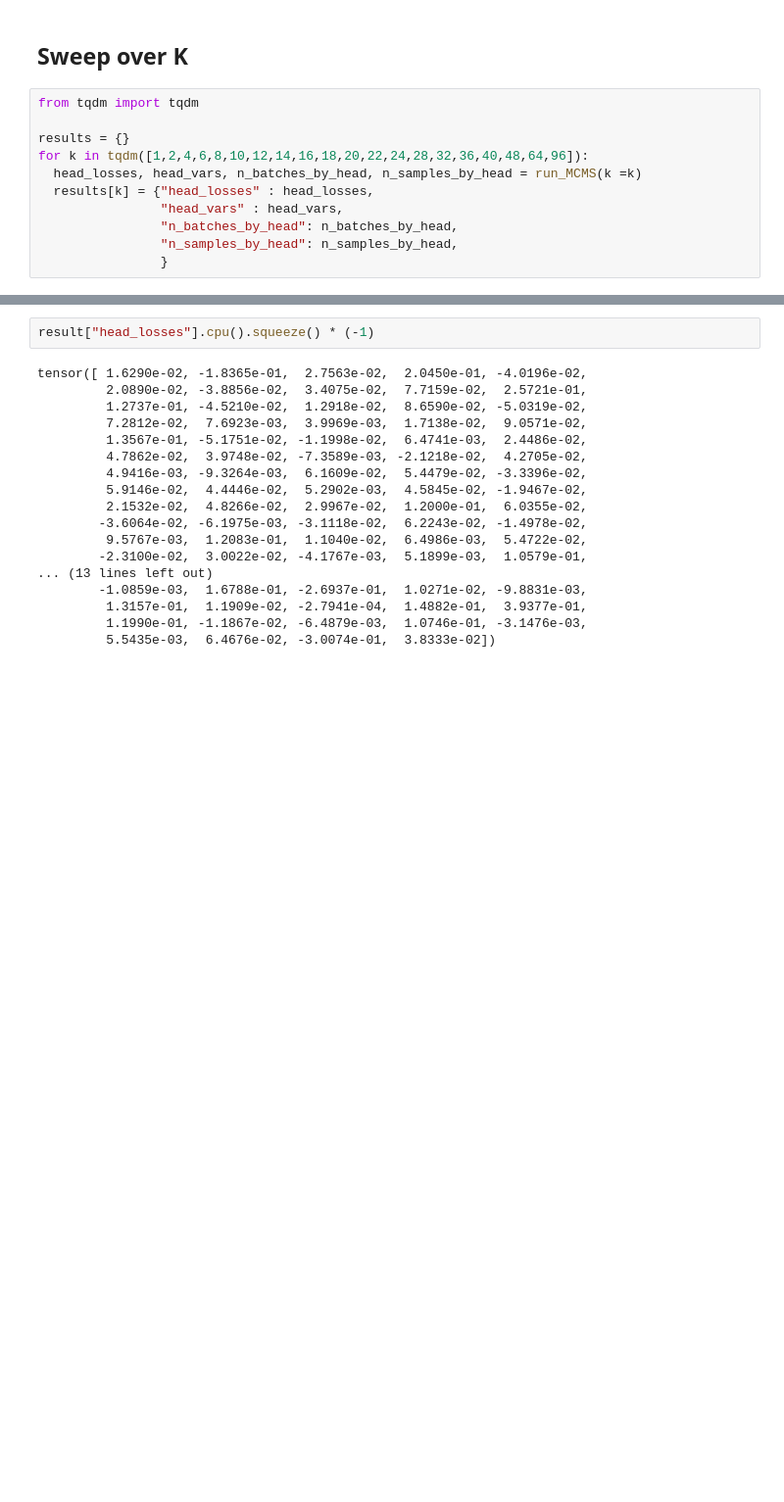
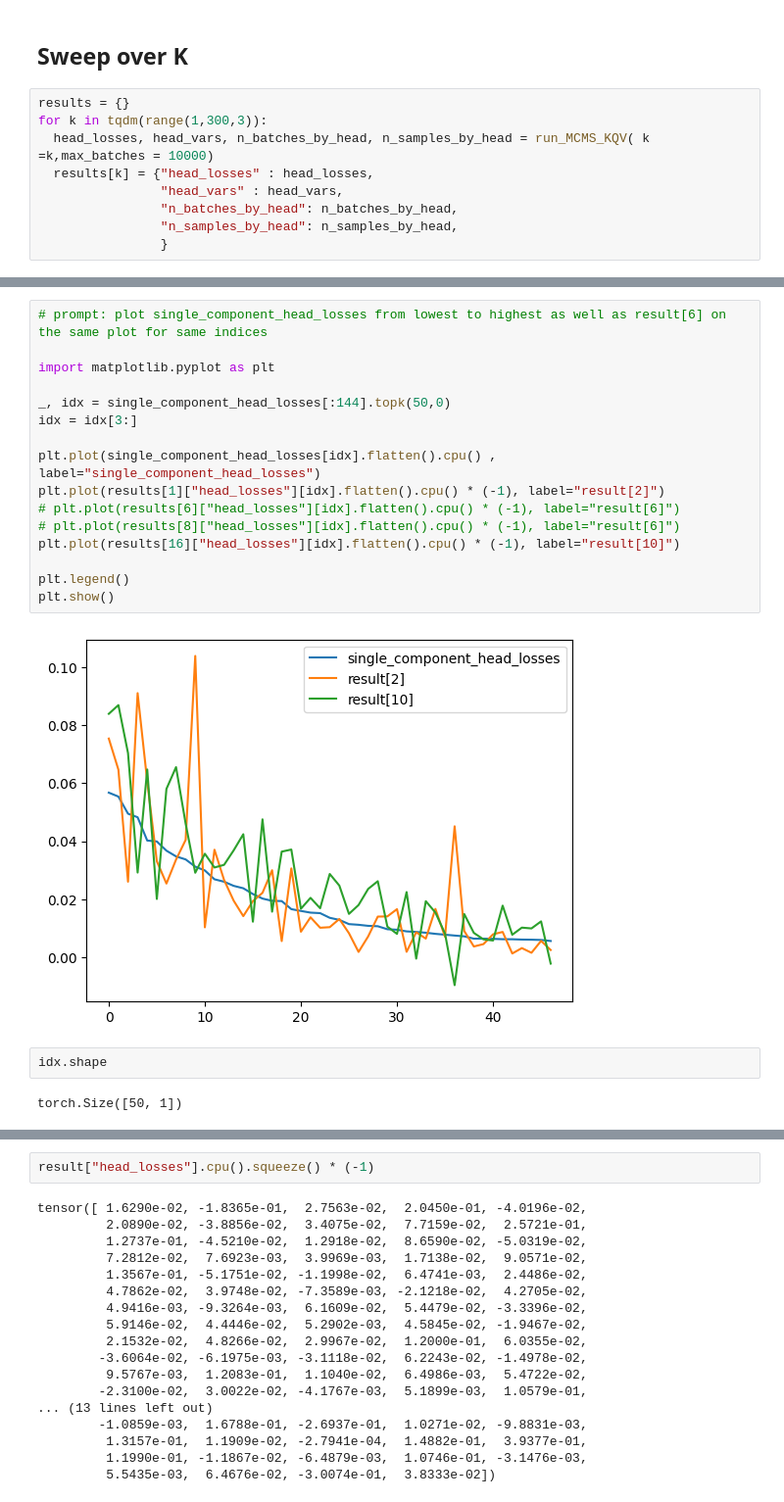
Before and after one commit to maxtli/ugs-applications, a Jupyter notebook: mcms_sweep.ipynb, the cells around one changed output, grey strips where cells are left out. Shown at 98% size. Drawn from its saved outputs; the diff is of its cells as text; blank space fills up the shorter version.

```diff
--- a/mcms_sweep.ipynb
+++ b/mcms_sweep.ipynb
@@ -37,11 +48,9 @@ from evaluators.mcms_evaluator import run_MCMS
 # %% [markdown]
 ## Sweep over K
 # %%
-from tqdm import tqdm
-
 results = {}
-for k in tqdm([1,2,4,6,8,10,12,14,16,18,20,22,24,28,32,36,40,48,64,96]):
-  head_losses, head_vars, n_batches_by_head, n_samples_by_head = run_MCMS(k =k)
+for k in tqdm(range(1,300,3)):
+  head_losses, head_vars, n_batches_by_head, n_samples_by_head = run_MCMS_KQV( k =k,max_batches = 10000)
   results[k] = {"head_losses" : head_losses,
                 "head_vars" : head_vars,
                 "n_batches_by_head": n_batches_by_head,
@@ -350 +382,23 @@ df[df["k"] < 48].plot(x = "k", y = [ "mse"])
+# %%
+# prompt: plot single_component_head_losses from lowest to highest as well as result[6] on the same plot for same indices
+
+import matplotlib.pyplot as plt
+
+_, idx = single_component_head_losses[:144].topk(50,0)
+idx = idx[3:]
+
+plt.plot(single_component_head_losses[idx].flatten().cpu() , label="single_component_head_losses")
+plt.plot(results[1]["head_losses"][idx].flatten().cpu() * (-1), label="result[2]")
+# plt.plot(results[6]["head_losses"][idx].flatten().cpu() * (-1), label="result[6]")
+# plt.plot(results[8]["head_losses"][idx].flatten().cpu() * (-1), label="result[6]")
+plt.plot(results[16]["head_losses"][idx].flatten().cpu() * (-1), label="result[10]")
+
+plt.legend()
+plt.show()
+# %% [output]
+[figure, added]
+# %%
+idx.shape
+# %% [output]
+torch.Size([50, 1])
 # %%
```
Also changed, not shown: parts of 16 cells of this notebook, 10 other files.
